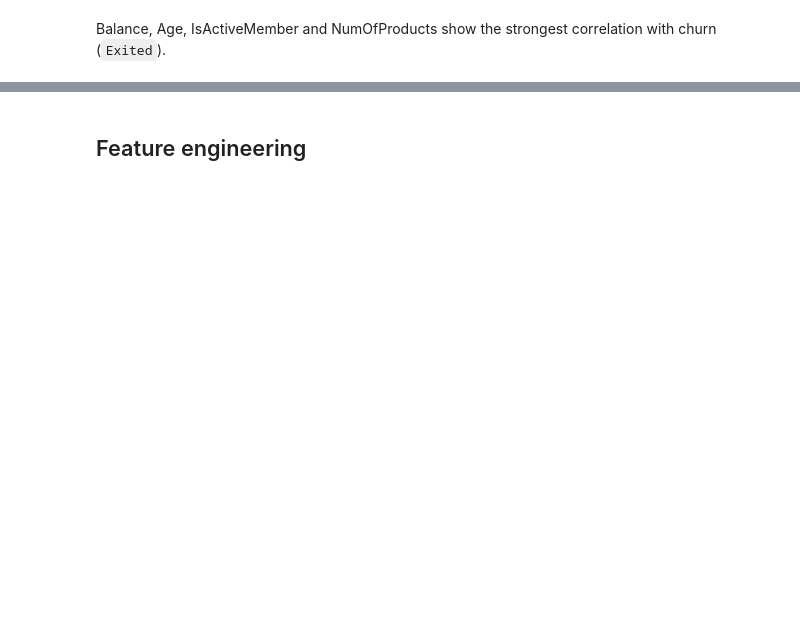
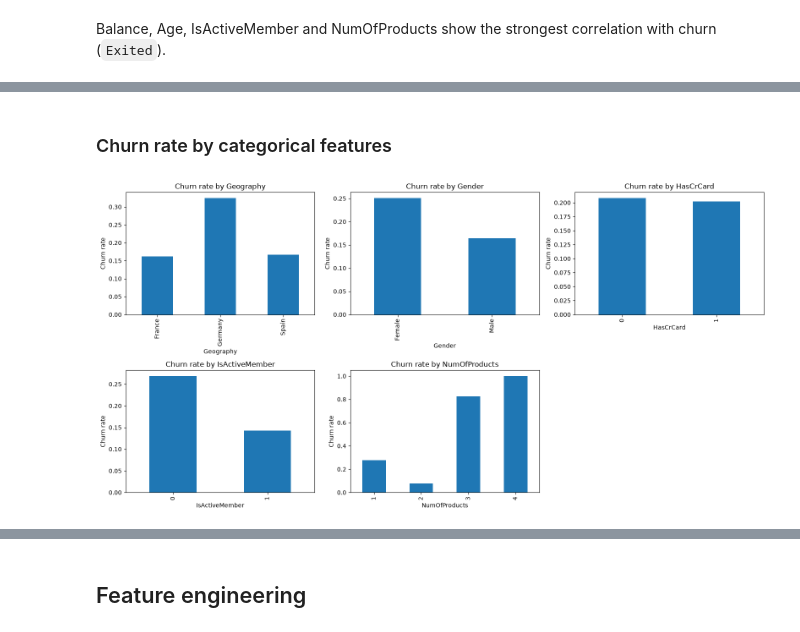
Before and after one commit to Sobhin12/Churn_Prediction, a Jupyter notebook: analysis.ipynb, the cells around one changed output, grey strips where cells are left out. Drawn from its saved outputs; the diff is of its cells as text; code cells hidden in the pictures; blank space fills up the shorter version.

```diff
--- a/analysis.ipynb
+++ b/analysis.ipynb
@@ -37,0 +127,14 @@ Balance, Age, IsActiveMember and NumOfProducts show the strongest correlation wi
+# %% [markdown]
+### Churn rate by categorical features
+# %%
+categorical_cols = ['Geography', 'Gender', 'HasCrCard', 'IsActiveMember', 'NumOfProducts']
+fig, axes = plt.subplots(2, 3, figsize=(16, 8))
+for ax, col in zip(axes.flat, categorical_cols):
+    df.groupby(col)['Exited'].mean().plot(kind='bar', ax=ax)
+    ax.set_title(f'Churn rate by {col}')
+    ax.set_ylabel('Churn rate')
+axes.flat[-1].axis('off')
+plt.tight_layout()
+plt.show()
+# %% [output]
+[figure, added]
```
Also changed, not shown: parts of 31 cells of this notebook.
